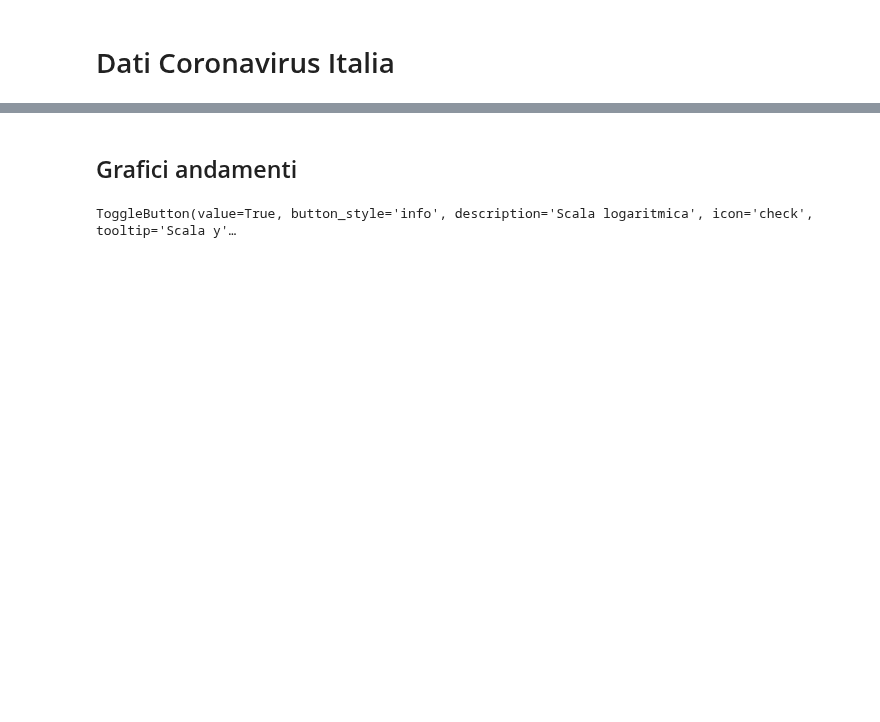
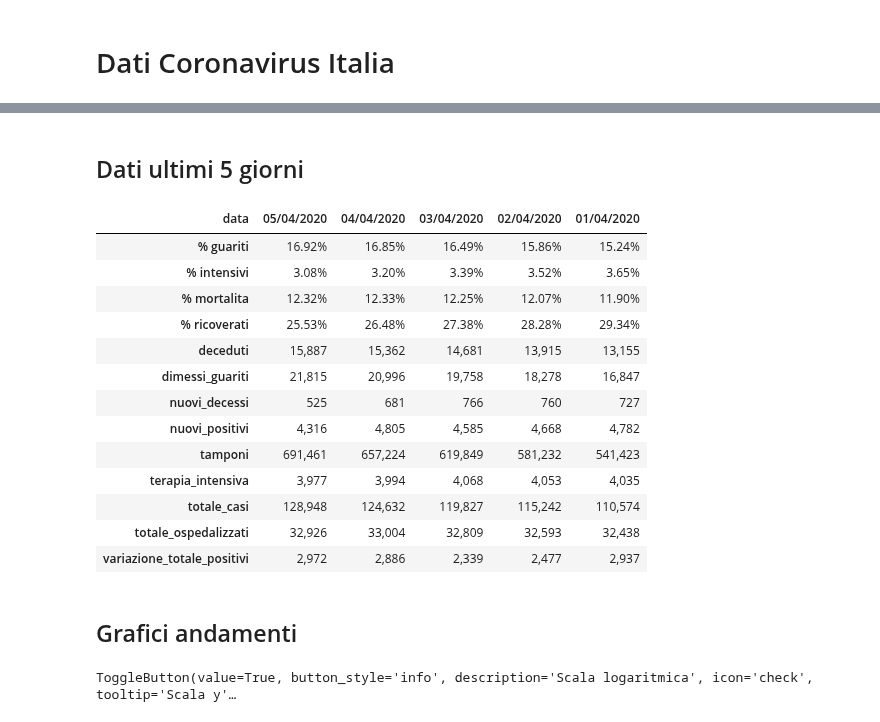
Before and after one commit to iosand71/covid19, a Jupyter notebook: covid19-italia.ipynb, the cells around one changed output, grey strips where cells are left out. Cells and saved outputs as stored; diff of their text form; code cells hidden in the pictures; blank space fills up the shorter version.

Commit message:
change today stats from printed to dataframe table

```diff
--- a/covid19-italia.ipynb
+++ b/covid19-italia.ipynb
@@ -166,3 +147,38 @@ Guariti:                 16.92%                 ( +0.42% )
+# %% [markdown]
+## Dati ultimi 5 giorni
+# %%
+pivot = pd.pivot_table(statistics, columns=['data'])
+pivot.sort_values(axis = 1, by=['data'], ascending=False, inplace=True)
+pivot.columns = pivot.columns.strftime('%d/%m/%Y')
+
+formatters = {
+    '% mortalita': '{:,.2%}'.format,
+    '% intensivi': '{:,.2%}'.format,
+    '% ricoverati': '{:,.2%}'.format,
+    '% guariti': '{:,.2%}'.format
+}
+
+pivot_style = pivot.iloc[:,0:5].style
+pivot_style.set_table_styles(styles)
+pivot_style.format('{:,.0f}'.format)
+styler = format_row_wise(pivot_style, formatters)
+
+display(styler)
+# %% [output]
+| data | 05/04/2020 | 04/04/2020 | 03/04/2020 | 02/04/2020 | 01/04/2020 |
+| % guariti | 16.92% | 16.85% | 16.49% | 15.86% | 15.24% |
+| % intensivi | 3.08% | 3.20% | 3.39% | 3.52% | 3.65% |
+| % mortalita | 12.32% | 12.33% | 12.25% | 12.07% | 11.90% |
+| % ricoverati | 25.53% | 26.48% | 27.38% | 28.28% | 29.34% |
+| deceduti | 15,887 | 15,362 | 14,681 | 13,915 | 13,155 |
+| dimessi_guariti | 21,815 | 20,996 | 19,758 | 18,278 | 16,847 |
+| nuovi_decessi | 525 | 681 | 766 | 760 | 727 |
+| nuovi_positivi | 4,316 | 4,805 | 4,585 | 4,668 | 4,782 |
+| tamponi | 691,461 | 657,224 | 619,849 | 581,232 | 541,423 |
+| terapia_intensiva | 3,977 | 3,994 | 4,068 | 4,053 | 4,035 |
+| totale_casi | 128,948 | 124,632 | 119,827 | 115,242 | 110,574 |
+| totale_ospedalizzati | 32,926 | 33,004 | 32,809 | 32,593 | 32,438 |
+| variazione_totale_positivi | 2,972 | 2,886 | 2,339 | 2,477 | 2,937 |
 # %% [markdown]
 ## Grafici andamenti
 # %%
```
Also changed, not shown: parts of 7 cells of this notebook.
